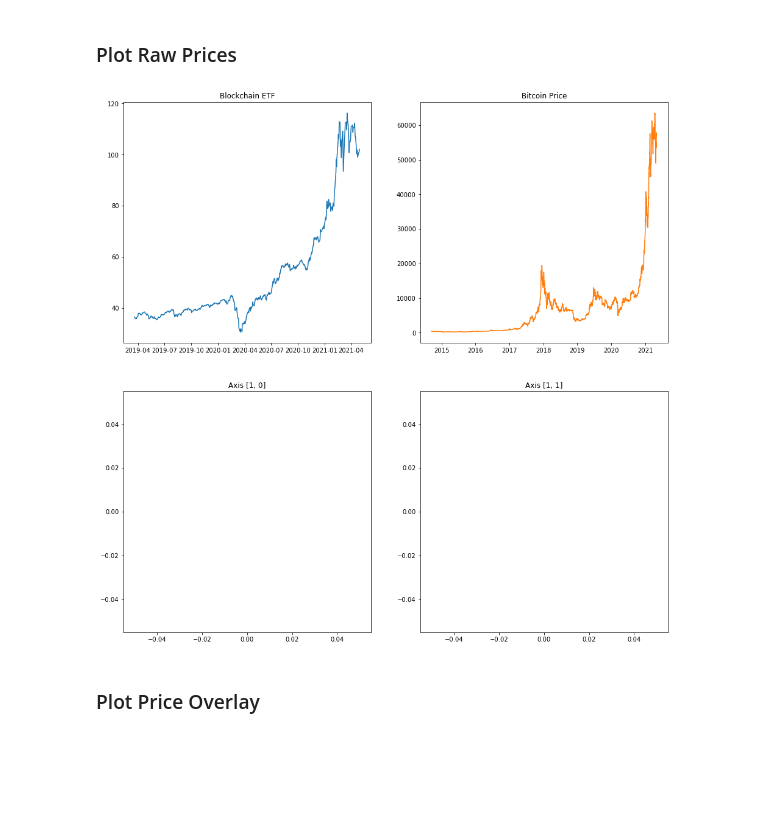
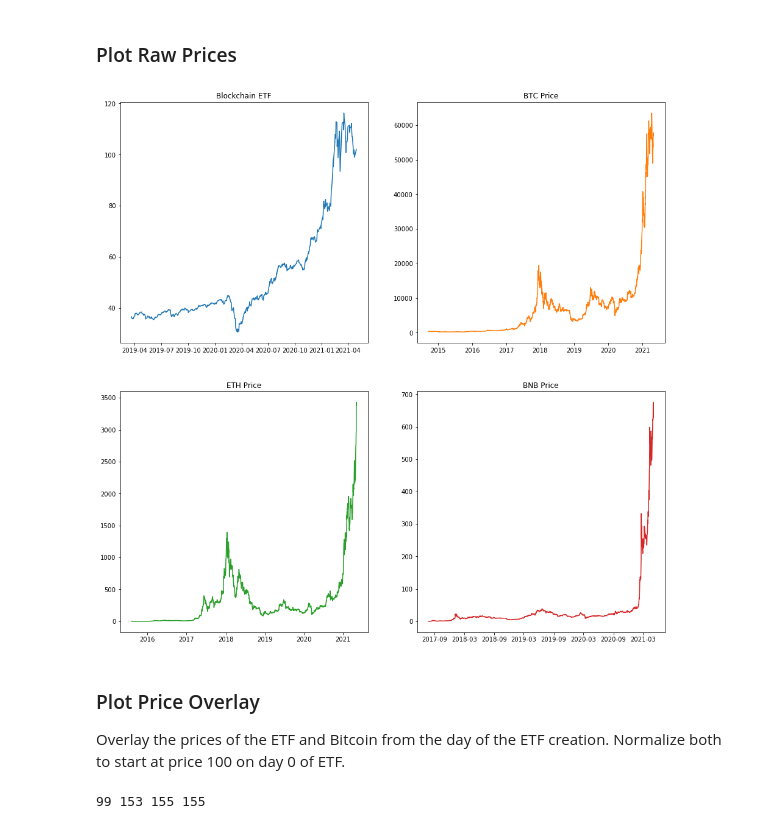
Before and after one commit to glitznerf/BC-Fund-Analysis, a Jupyter notebook: analysis.ipynb, the cells around one changed output. Cells and saved outputs as stored; diff of their text form; code cells hidden in the pictures; blank space fills up the shorter version.

```diff
--- a/analysis.ipynb
+++ b/analysis.ipynb
@@ -55,0 +61,17 @@ Number of BTC closing prices: 2416.
+# %%
+#Store date against closing price
+eth_dates = []
+eth_prices = []
+
+with open("data/ETH-USD.csv", newline="") as file:
+    reader = csv.reader(file, delimiter=',', quotechar='|')
+    for row in reader:
+        try:
+            date = datetime.strptime(row[0], '%Y-%m-%d')
+            price = float(row[4])
+            eth_dates.append(date)
+            eth_prices.append(price)
+        except ValueError:
+            pass
+
+print(f"Number of ETH closing prices: {len(eth_dates)}.")
@@ -55,0 +83,17 @@ Number of BTC closing prices: 2416.
+# %%
+#Store date against closing price
+bnb_dates = []
+bnb_prices = []
+
+with open("data/BNB-USD.csv", newline="") as file:
+    reader = csv.reader(file, delimiter=',', quotechar='|')
+    for row in reader:
+        try:
+            date = datetime.strptime(row[0], '%Y-%m-%d')
+            price = float(row[4])
+            bnb_dates.append(date)
+            bnb_prices.append(price)
+        except ValueError:
+            pass
+
+print(f"Number of BNB closing prices: {len(bnb_dates)}.")
@@ -60,21 +106,22 @@ Number of BTC closing prices: 2416.
 # %%
 fig, axs = plt.subplots(2, 2)
 fig.set_size_inches(16, 16)
 
 axs[0, 0].set_title('Blockchain ETF')
 axs[0, 0].plot(etf_dates, etf_prices)
 
-axs[0, 1].set_title('Bitcoin Price')
+axs[0, 1].set_title('BTC Price')
 axs[0, 1].plot(btc_dates, btc_prices, 'tab:orange')
 
-axs[1, 0].set_title('Axis [1, 0]')
-axs[1, 0].plot([], [], 'tab:green')
+axs[1, 0].set_title('ETH Price')
+axs[1, 0].plot(eth_dates, eth_prices, 'tab:green')
 
-axs[1, 1].set_title('Axis [1, 1]')
-axs[1, 1].plot([], [], 'tab:red')
+axs[1, 1].set_title('BNB Price')
+axs[1, 1].plot(bnb_dates, bnb_prices, 'tab:red')
 
 plt.show()
 # %% [output]
-[figure, old version]
+[figure, new version]
-# %% [markdown]
-### Plot Price Overlay
+# %% [markdown]
+### Plot Price Overlay
+Overlay the prices of the ETF and Bitcoin from the day of the ETF creation. Normalize both to start at price 100 on day 0 of ETF.
@@ -80,0 +184,4 @@ plt.show()
+# %%
+print(len(etf_price_change), len(btc_price_change), len(eth_price_change), len(bnb_price_change))
+# %% [output]
+99 153 155 155
```
Also changed, not shown: parts of 12 cells of this notebook, 2 other files.
